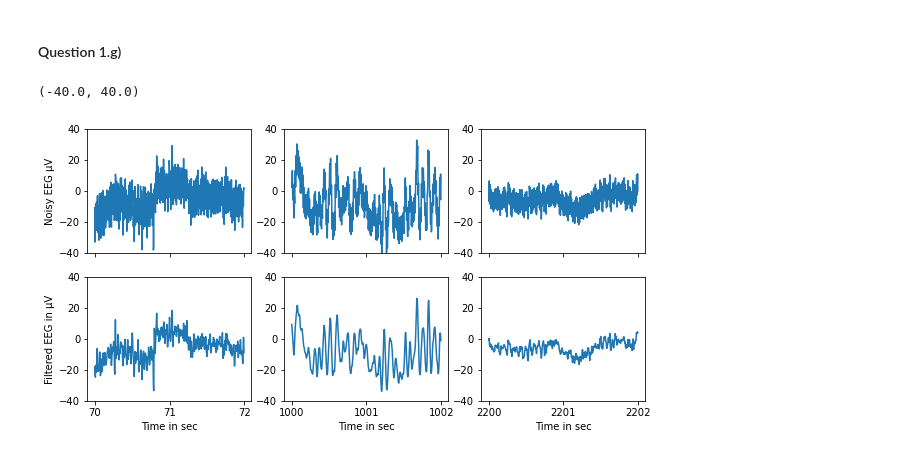
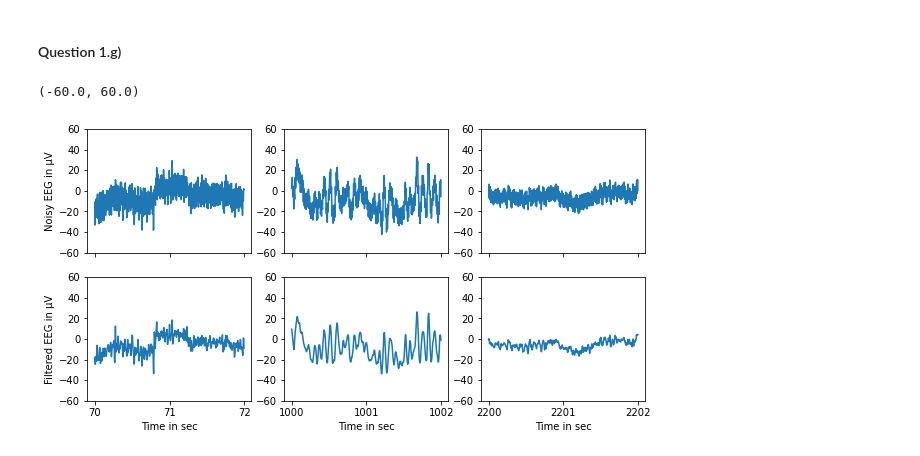
Before and after one commit to Opeka-2201/Applied22_H2_DONE_20, a Jupyter notebook: notebook.ipynb, the cells around one changed output. Saved outputs shown, nothing was run; the diff lists cells and outputs as text; code cells hidden in the pictures.

```diff
--- a/notebook.ipynb
+++ b/notebook.ipynb
@@ -278,35 +291,35 @@ axis.set_ylim((0,100))
 # %%
 t0 = 70
 t1 = 1000
 t2 = 2200
-window = 2
+window = 2 # 2 second window
 
 fig , axis = plt.subplots(nrows=2, ncols=3, sharex='col',figsize=(10,5))
 
 axis[0,0].plot(t[t0*fs:(t0+window)*fs], eeg[t0*fs:(t0+window)*fs])
 axis[1,0].plot(t[t0*fs:(t0+window)*fs], filtered_eeg[t0*fs:(t0+window)*fs])
 axis[0,1].plot(t[t1*fs:(t1+window)*fs], eeg[t1*fs:(t1+window)*fs])
 axis[1,1].plot(t[t1*fs:(t1+window)*fs], filtered_eeg[t1*fs:(t1+window)*fs])
 axis[0,2].plot(t[t2*fs:(t2+window)*fs], eeg[t2*fs:(t2+window)*fs])
 axis[1,2].plot(t[t2*fs:(t2+window)*fs], filtered_eeg[t2*fs:(t2+window)*fs])
 
 axis[1,0].set_xlabel('Time in sec')
 axis[1,1].set_xlabel('Time in sec')
 axis[1,2].set_xlabel('Time in sec')
 
 axis[1,0].set_xticks(np.arange(t0,t0+window+0.1,window/2))
 axis[1,1].set_xticks(np.arange(t1,t1+window+0.1,window/2))
 axis[1,2].set_xticks(np.arange(t2,t2+window+0.1,window/2))
 
-axis[0,0].set_ylabel('Noisy EEG µV')
+axis[0,0].set_ylabel('Noisy EEG in µV')
 axis[1,0].set_ylabel('Filtered EEG in µV')
 
-axis[0,0].set_ylim((-40,40))
-axis[0,1].set_ylim((-40,40))
-axis[0,2].set_ylim((-40,40))
-axis[1,0].set_ylim((-40,40))
-axis[1,1].set_ylim((-40,40))
-axis[1,2].set_ylim((-40,40))
+axis[0,0].set_ylim((-60,60))
+axis[0,1].set_ylim((-60,60))
+axis[0,2].set_ylim((-60,60))
+axis[1,0].set_ylim((-60,60))
+axis[1,1].set_ylim((-60,60))
+axis[1,2].set_ylim((-60,60))
 # %% [output]
-(-40.0, 40.0)
+(-60.0, 60.0)
-[figure, old version]
+[figure, new version]
```
Also changed, not shown: parts of 5 cells of this notebook, 2 other files.
